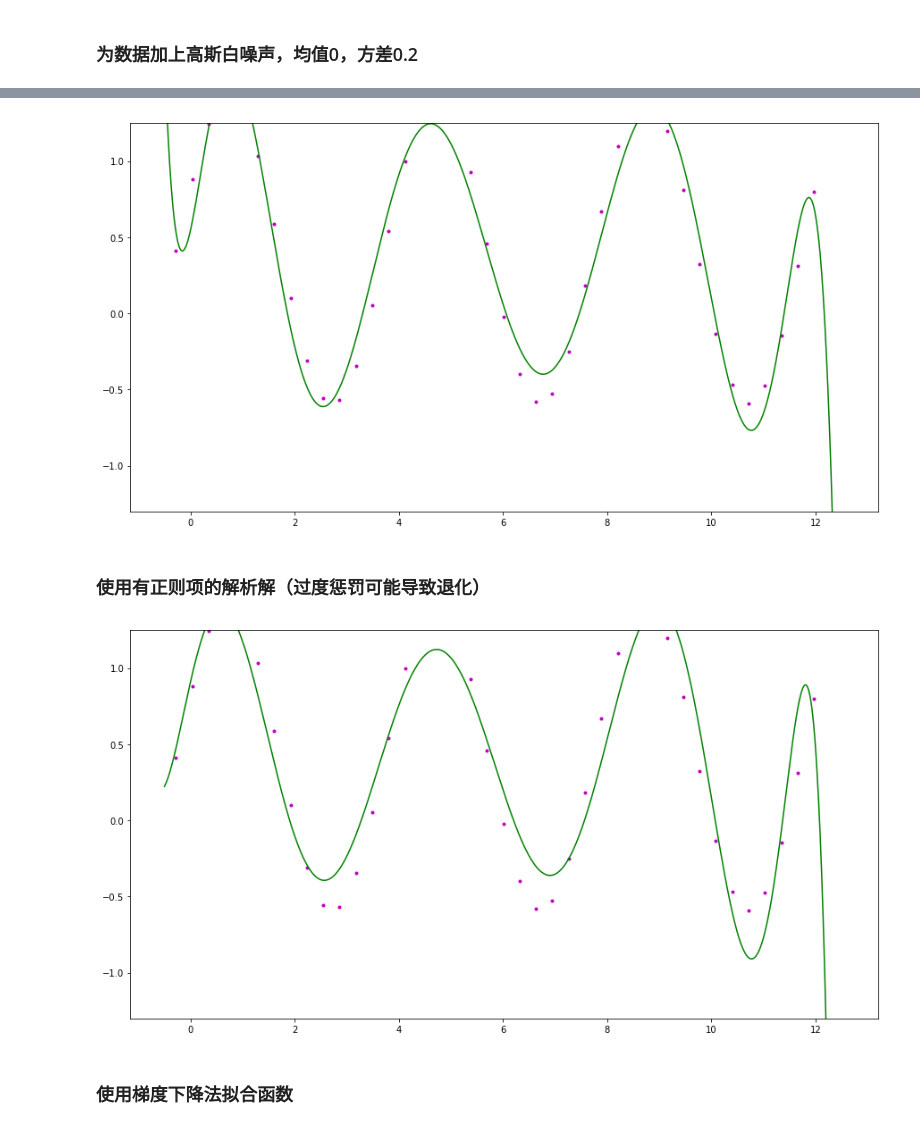
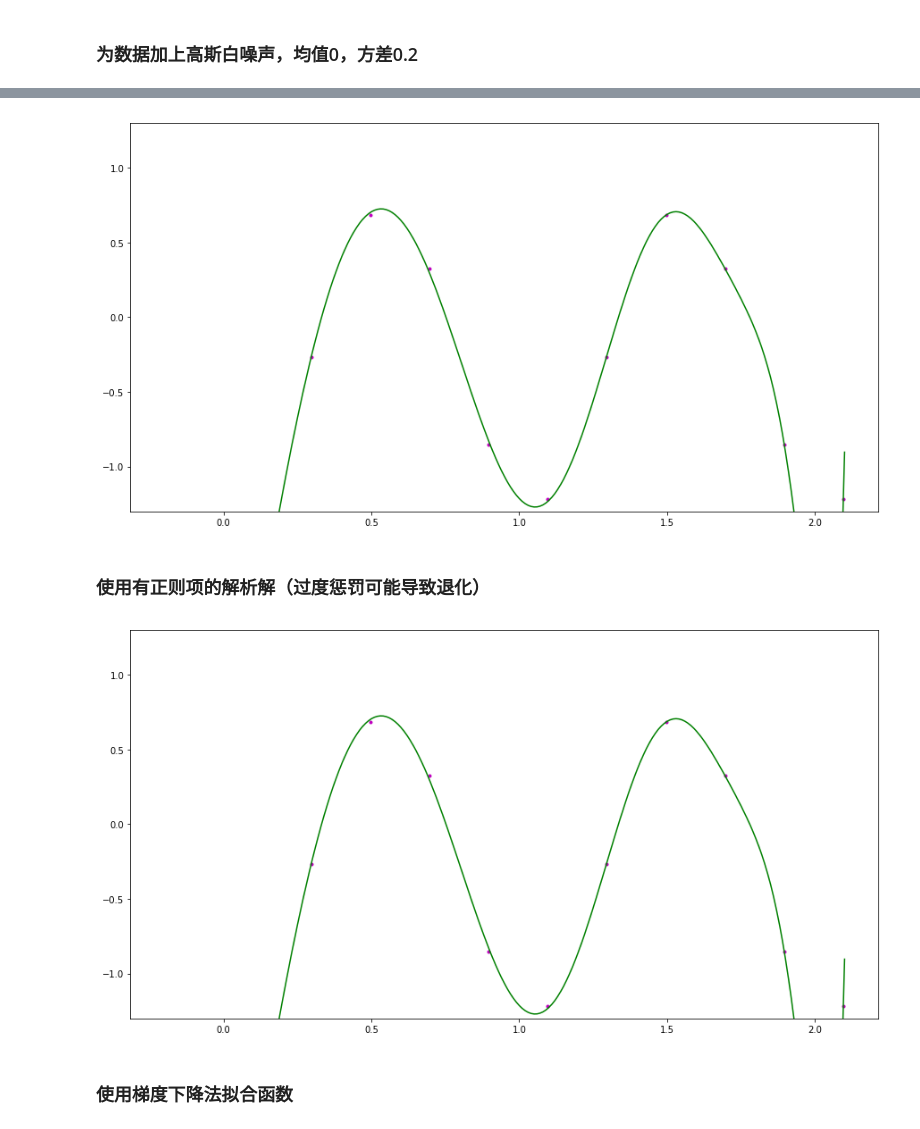
Before and after one commit to CN-GuoZiyang/machine-learning, a Jupyter notebook: ML_Lab1/ML_Lab1.ipynb, the cells around one changed output, grey strips where cells are left out. Cells and saved outputs as stored; diff of their text form; code cells hidden in the pictures.

```diff
--- a/ML_Lab1/ML_Lab1.ipynb
+++ b/ML_Lab1/ML_Lab1.ipynb
@@ -9,12 +9,12 @@ import pylab
 # %% [markdown]
 ### 获得未加噪声的数据（x, y），正弦函数，周期为2$\pi$，取样步长为0.1$\pi$，取一个周期
 # %%
-T = 2 * math.pi
-n = 2
-step = (T / n) * 0.1
+T = 1
+n = 1
+step = (T / n) * 0.2
 
 x_raw = np.arange(0, 2*T, step, float)
-y_raw = np.sin(math.pi / 2 * x_raw)
+y_raw = np.sin(2 * math.pi * x_raw)
 
 plt.plot(x_raw, y_raw, color='m', linestyle='', marker='.')
 plt.show()
@@ -63,21 +63,21 @@ def least_square(x, y, order):
     return np.linalg.solve(matrix_left, matrix_right)
 
 def func_solve(x, a):
-    y=0
+    res=0
     for i in range(len(a)):
-        y+=a[i]*x**i
-    return y
+        res+=a[i]*x**i
+    return res
 
 pylab.rcParams['figure.figsize'] = (15.0, 8.0)
-for i in range(16):
-    ax = plt.subplot(4, 4, 1+i)
+for i in range(20):
+    ax = plt.subplot(4, 5, 1+i)
     ax.set_title('order=' + str(i+1))
     plt.xticks(())
     plt.yticks(())
     a = least_square(x, y, i+1)
-    after_x = np.arange(-0.5, 2*T, 0.01)
+    after_x = np.arange(-0.2, 2*T+0.1, 0.01)
     after_y = func_solve(after_x, a)
-    plt.ylim([-1.3, 1.25])
+    plt.ylim([-1.3, 1.3])
     plt.plot(x, y, color='m', linestyle='', marker='.')
     plt.plot(after_x,after_y,color='g',linestyle='-',marker='')
 
@@ -106,11 +106,18 @@ plt.show()
 # 注意此处的x与y是样本的x和y
 def analytical_solution_without_regularizer(x, y, order):
 
-    matrix_left = np.ones((len(x), order+1), dtype = float)
+    matrix_left = np.zeros((len(x), order+1))
 
     for i in range(len(x)):
         for j in range(order+1):
-            matrix_left[i][j] = x[i]**j
+            if j == 0:
+                matrix_left[i][j] = 1
+            else:
+                matrix_left[i][j] = matrix_left[i][j-1] * x[i][0]
 
-    return np.dot(np.dot(np.linalg.inv(np.dot(np.transpose(matrix_left), matrix_left)), np.transpose(matrix_left)),  y)
+    m1 = matrix_left
+    m2 = np.transpose(m1)
+
+    # 注意此处为广义逆
+    return np.dot(np.dot(np.linalg.pinv(np.dot(m2, m1)), m2),  y)
 # %% [markdown]
@@ -118,16 +125,16 @@ def analytical_solution_without_regularizer(x, y, order):
 # %%
-a = analytical_solution_without_regularizer(x, y, 10)
+a = analytical_solution_without_regularizer(x, y, 16)
 
-after_x = np.arange(-0.5, 2*T, 0.01)
+after_x = np.arange(-0.2, 2*T+0.1, 0.01)
 after_y = np.transpose(func_solve(after_x, a))
 after_x = np.transpose(np.mat(after_x))
 
-plt.ylim([-1.3, 1.25])
+plt.ylim([-1.3, 1.3])
 plt.plot(x, y, color='m', linestyle='', marker='.')
 plt.plot(after_x, after_y, color='g',linestyle='-',marker='')
 plt.show()
 # %% [output]
-[figure, old version]
+[figure, new version]
 # %% [markdown]
 ### 使用有正则项的解析解（过度惩罚可能导致退化）
 # %%
@@ -137,22 +144,28 @@ def analytical_solution_with_regularizer(x, y, order, regularizer):
 
     for i in range(len(x)):
         for j in range(order+1):
-            matrix_left[i][j] = x[i]**j
+            if j == 0:
+                matrix_left[i][j] = 1
+            else:
+                matrix_left[i][j] = matrix_left[i][j-1] * x[i][0]
 
-    return np.dot(np.dot(np.linalg.inv(np.dot(np.transpose(matrix_left), matrix_left) +  regularizer * np.eye(order+1)), np.transpose(matrix_left)),  y)
+    m1 = matrix_left
+    m2 = np.transpose(m1)
+    return np.dot(np.dot(np.linalg.pinv(np.dot(m2, m1)), m2),  y)
+    return np.dot(np.dot(np.linalg.pinv(np.dot(m2, m1) + regularizer * np.eye(order+1)), m2),  y)
 
-a = analytical_solution_with_regularizer(x, y, 10, 0.1)
+a = analytical_solution_with_regularizer(x, y, 16, 0.1)
 
-after_x = np.arange(-0.5, 2*T, 0.01)
+after_x = np.arange(-0.2, 2*T+0.1, 0.01)
 after_y = np.transpose(func_solve(after_x, a))
 after_x = np.transpose(np.mat(after_x))
 
-plt.ylim([-1.3, 1.25])
+plt.ylim([-1.3, 1.3])
 plt.plot(x, y, color='m', linestyle='', marker='.')
 plt.plot(after_x,after_y,color='g',linestyle='-',marker='')
 plt.show()
 # %% [output]
-[figure, old version]
+[figure, new version]
 # %% [markdown]
 ### 使用梯度下降法拟合函数
 # %% [markdown]
```
Also changed, not shown: parts of 12 cells of this notebook.
